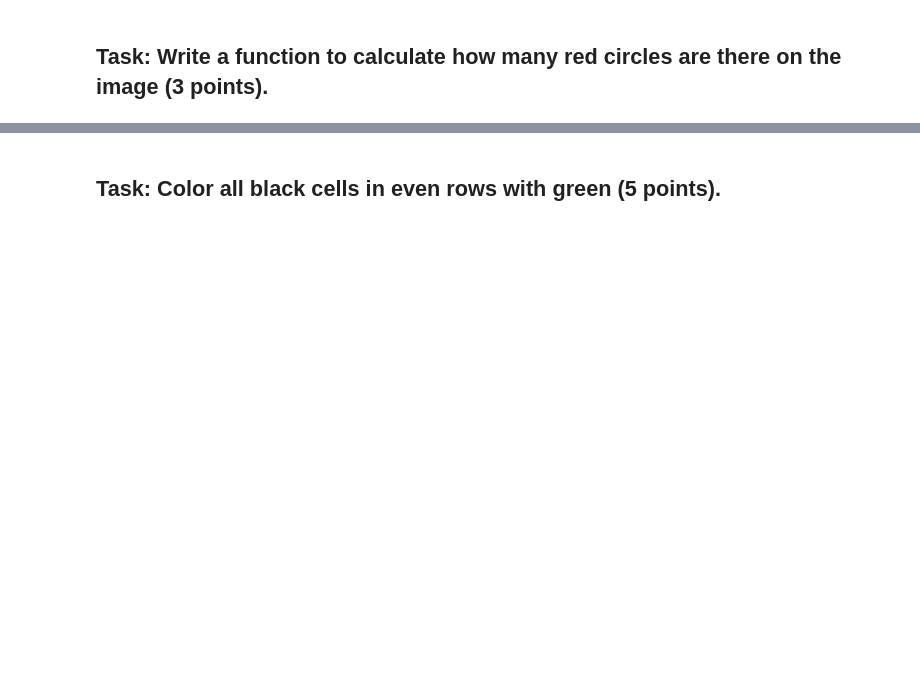
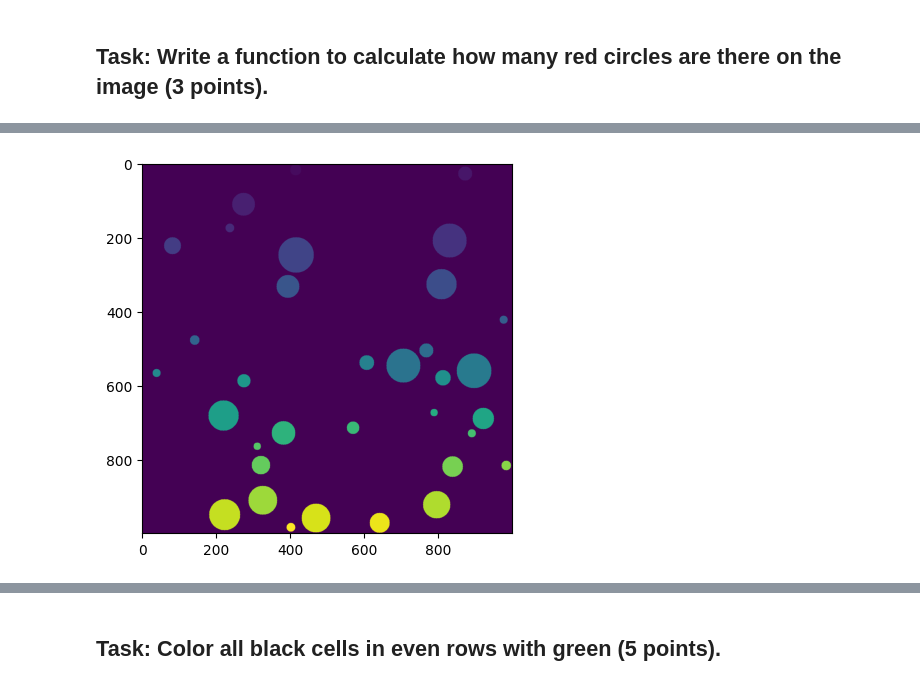
Before and after one commit to esauflores/ml-course, a Jupyter notebook: Class05_classic_CV/Class_05_classic_cv_practice.ipynb, the cells around one changed output, grey strips where cells are left out. Saved outputs shown, nothing was run; the diff lists cells and outputs as text; code cells hidden in the pictures; blank space fills up the shorter version.

```diff
--- a/Class05_classic_CV/Class_05_classic_cv_practice.ipynb
+++ b/Class05_classic_CV/Class_05_classic_cv_practice.ipynb
@@ -89,3 +127,8 @@ def count_red_circles(img):
+# %%
+plt.imshow(components)
+plt.show()
+# %% [output]
+[figure, added]
 # %%
 img = cv2.imread('data/board.png', cv2.IMREAD_GRAYSCALE)
 plt.imshow(img, cmap='gray')
```
Also changed, not shown: parts of 19 cells of this notebook, 14 other files.
